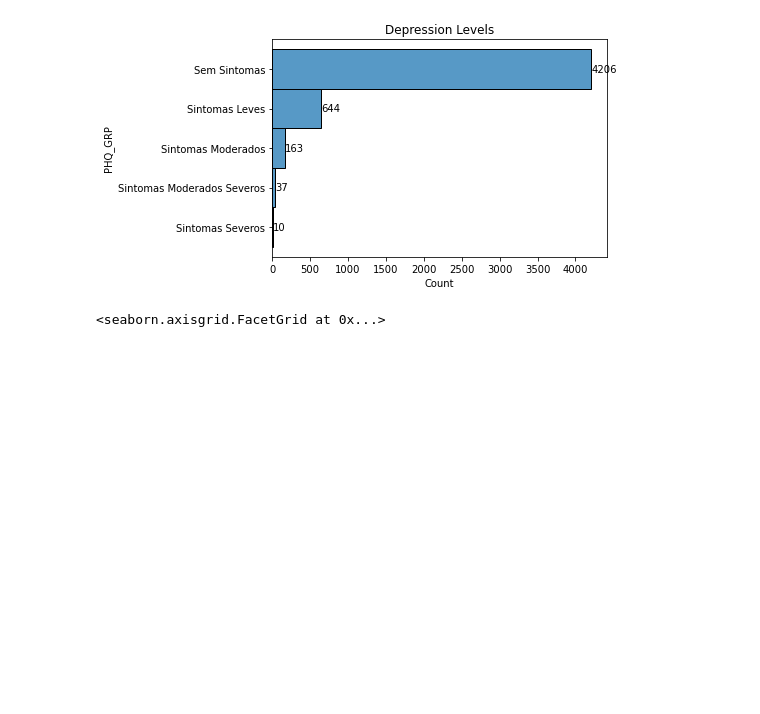
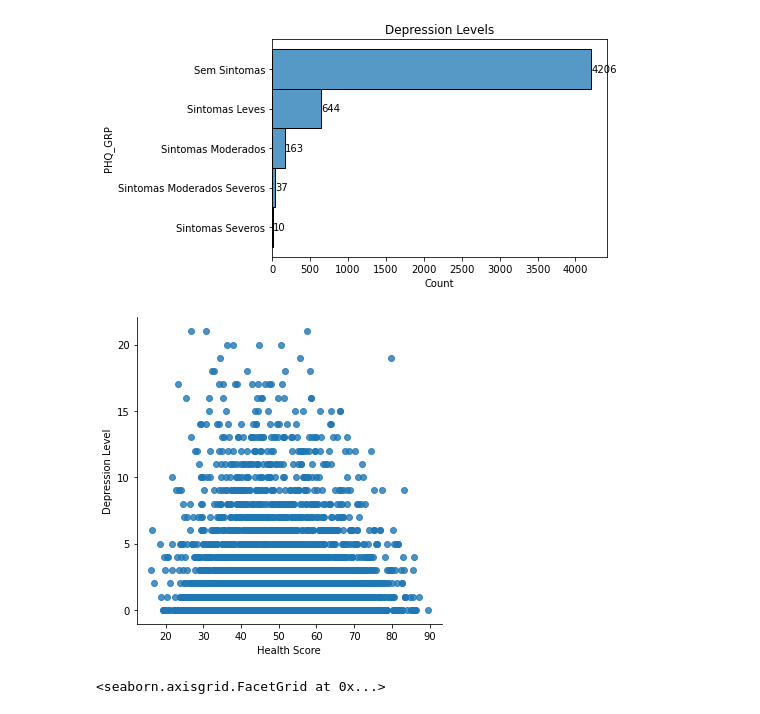
Before and after one commit to onemarcos/Tera-Jupyter-Notebook, a Jupyter notebook: Desafio Inferência/Desafio Inferência.ipynb, the cells around one changed output. Saved outputs shown, nothing was run; the diff lists cells and outputs as text; code cells hidden in the pictures; blank space fills up the shorter version.

```diff
--- a/Desafio Inferência/Desafio Inferência.ipynb
+++ b/Desafio Inferência/Desafio Inferência.ipynb
@@ -171,6 +171,14 @@ Text(0.5, 1.0, 'Depression Levels')
 # %%
 #Plot everything
 #sns.pairplot(df_clean)
+# %%
+#df_dp = df_clean[df_clean['PHQ9'] >= 5]
+sns.lmplot(data = df_clean, x = '_TOTAL_SCORE', y = 'PHQ9', fit_reg = False)
+plt.xlabel('Health Score')
+plt.ylabel('Depression Level')
+plt.show()
+# %% [output]
+[figure, added]
 # %%
 sns.displot(df_clean, x="C13_ADDSUG", y="PHQ_GRP")
 # %% [output]
```
Also changed, not shown: parts of 1 cell of this notebook, 1 other file.
